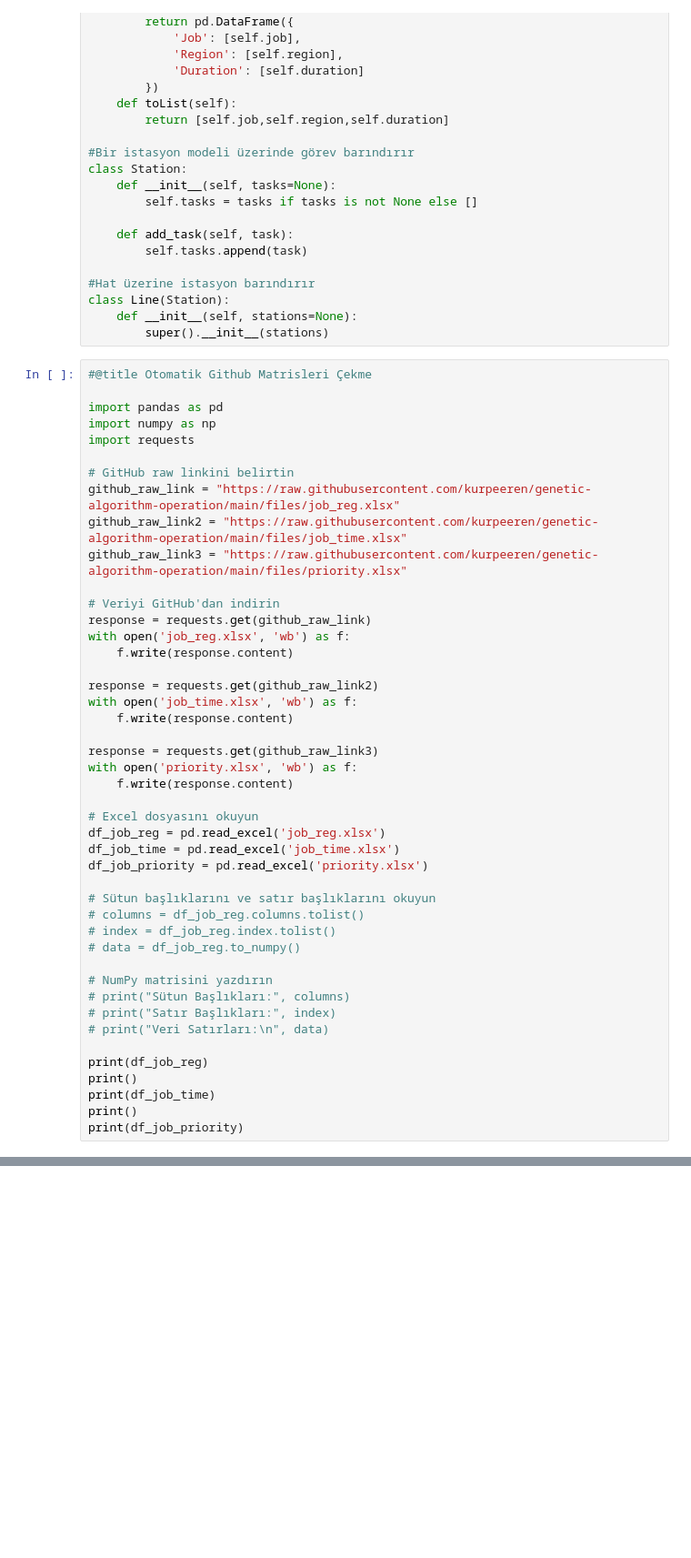
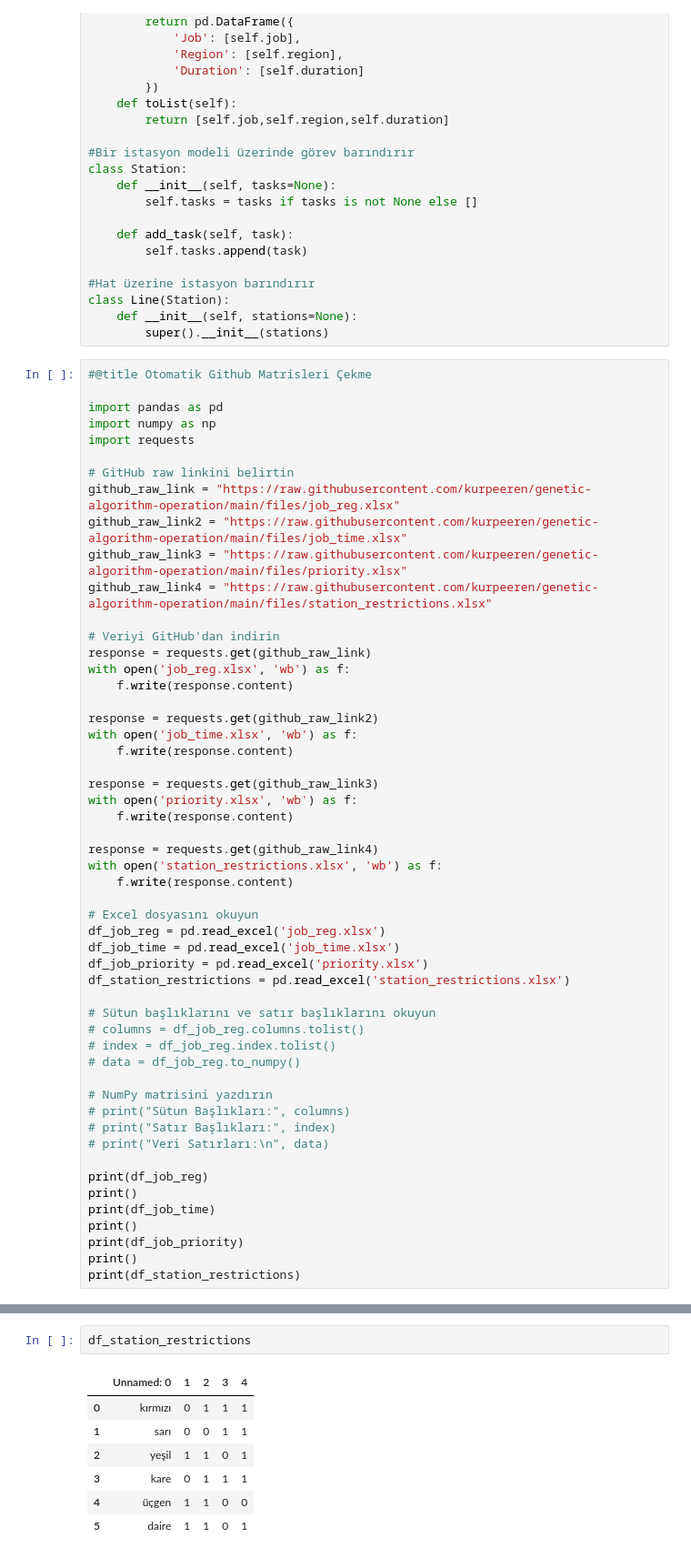
Before and after one commit to kurpeeren/genetic-algorithm-operation, a Jupyter notebook: genetik_arama_eren.ipynb, the cells around one changed output, grey strips where cells are left out. Shown at 91% size. Saved outputs shown, nothing was run; the diff lists cells and outputs as text; blank space fills up the shorter version.

```diff
--- a/genetik_arama_eren.ipynb
+++ b/genetik_arama_eren.ipynb
@@ -204,6 +204,7 @@ import requests
 github_raw_link = "https://raw.githubusercontent.com/kurpeeren/genetic-algorithm-operation/main/files/job_reg.xlsx"
 github_raw_link2 = "https://raw.githubusercontent.com/kurpeeren/genetic-algorithm-operation/main/files/job_time.xlsx"
 github_raw_link3 = "https://raw.githubusercontent.com/kurpeeren/genetic-algorithm-operation/main/files/priority.xlsx"
+github_raw_link4 = "https://raw.githubusercontent.com/kurpeeren/genetic-algorithm-operation/main/files/station_restrictions.xlsx"
 
 # Veriyi GitHub'dan indirin
 response = requests.get(github_raw_link)
@@ -218,10 +219,15 @@ response = requests.get(github_raw_link3)
 with open('priority.xlsx', 'wb') as f:
     f.write(response.content)
 
+response = requests.get(github_raw_link4)
+with open('station_restrictions.xlsx', 'wb') as f:
+    f.write(response.content)
+
 # Excel dosyasını okuyun
 df_job_reg = pd.read_excel('job_reg.xlsx')
 df_job_time = pd.read_excel('job_time.xlsx')
 df_job_priority = pd.read_excel('priority.xlsx')
+df_station_restrictions = pd.read_excel('station_restrictions.xlsx')
 
 # Sütun başlıklarını ve satır başlıklarını okuyun
 # columns = df_job_reg.columns.tolist()
@@ -238,3 +244,5 @@ print()
 print(df_job_time)
 print()
 print(df_job_priority)
+print()
+print(df_station_restrictions)
@@ -283,3 +348,13 @@ def birey_olustur(gen_sayisi):
+# %%
+df_station_restrictions
+# %% [output]
+|  | Unnamed: 0 | 1 | 2 | 3 | 4 |
+| 0 | kırmızı | 0 | 1 | 1 | 1 |
+| 1 | sarı | 0 | 0 | 1 | 1 |
+| 2 | yeşil | 1 | 1 | 0 | 1 |
+| 3 | kare | 0 | 1 | 1 | 1 |
+| 4 | üçgen | 1 | 1 | 0 | 0 |
+| 5 | daire | 1 | 1 | 0 | 1 |
 # %%
 import random
 
```
Also changed, not shown: parts of 3 cells of this notebook.
